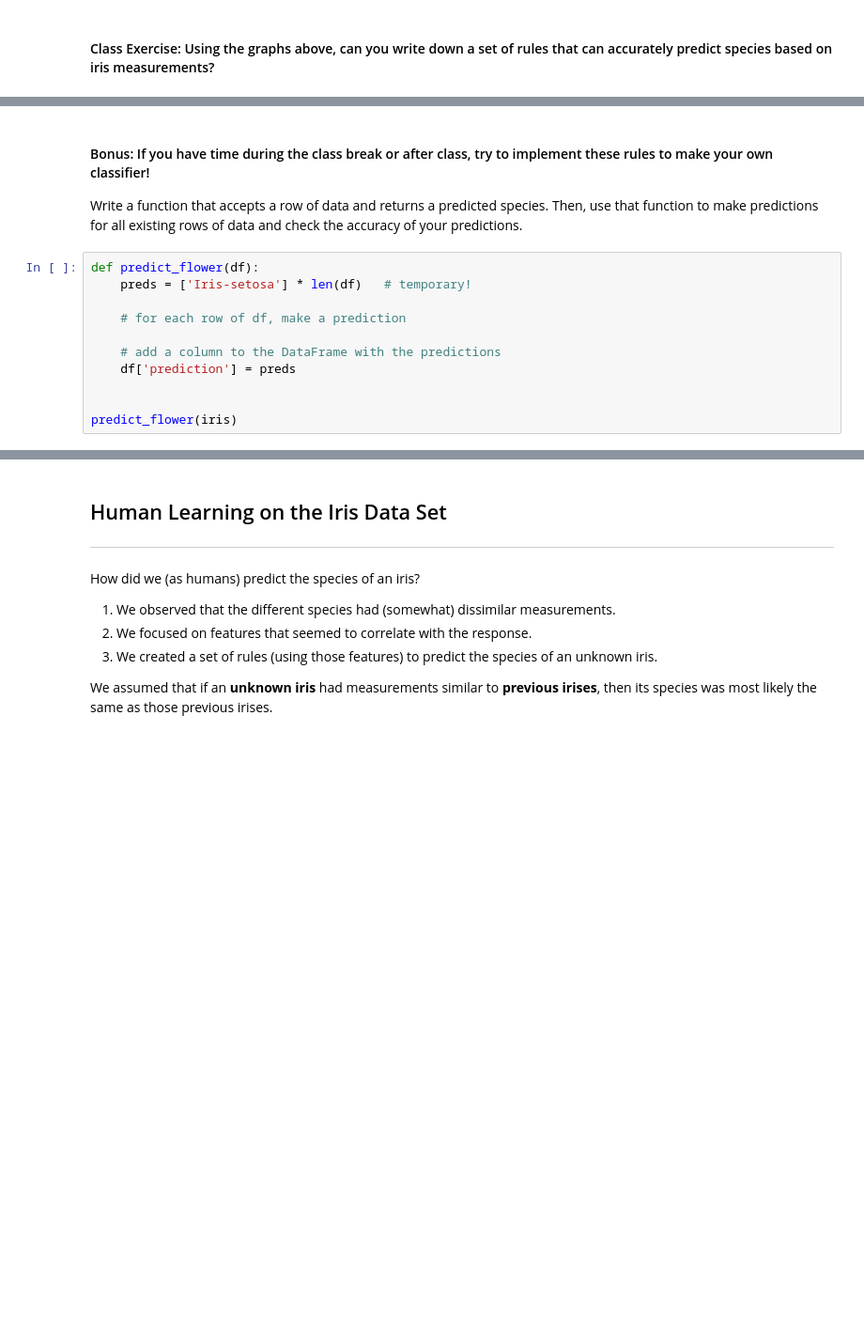
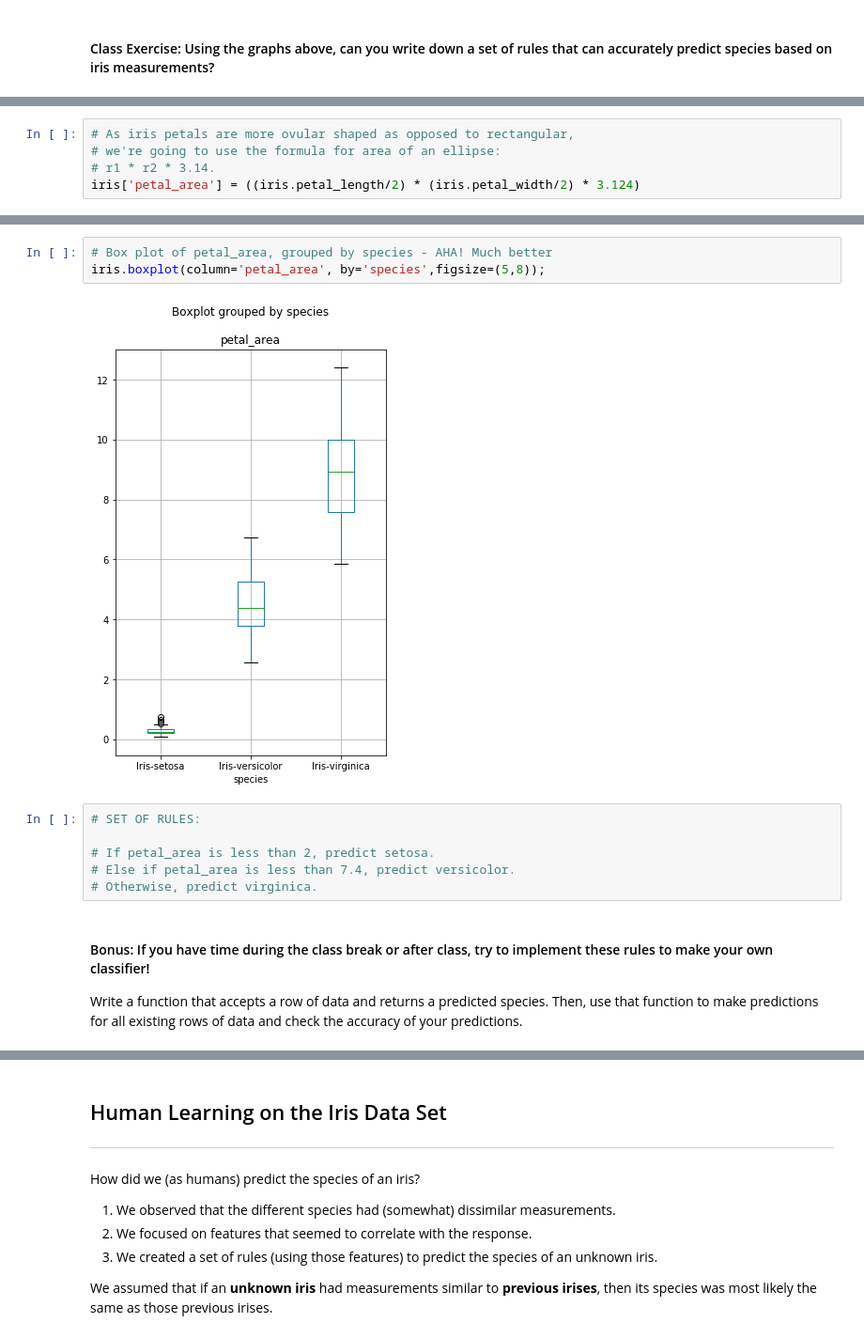
Before and after one commit to ShelyBhogal/data-science, a Jupyter notebook: 11-knn-classification/knn_with_sklearn.ipynb, the cells around one changed output, grey strips where cells are left out. Shown: that part at 94% size. Drawn from its saved outputs; the diff is of its cells as text; blank space fills up the shorter version.

```diff
--- a/11-knn-classification/knn_with_sklearn.ipynb
+++ b/11-knn-classification/knn_with_sklearn.ipynb
@@ -269,0 +277,5 @@ for index, row in iris.iterrows():
+# %%
+# As iris petals are more ovular shaped as opposed to rectangular,
+# we're going to use the formula for area of an ellipse:
+# r1 * r2 * 3.14.
+iris['petal_area'] = ((iris.petal_length/2) * (iris.petal_width/2) * 3.124)
@@ -270,15 +303,15 @@ for index, row in iris.iterrows():
+# %%
+# Box plot of petal_area, grouped by species - AHA! Much better
+iris.boxplot(column='petal_area', by='species',figsize=(5,8));
+# %% [output]
+[figure, added]
+# %%
+# SET OF RULES:
+
+# If petal_area is less than 2, predict setosa.
+# Else if petal_area is less than 7.4, predict versicolor.
+# Otherwise, predict virginica.
 # %% [markdown]
 #### Bonus: If you have time during the class break or after class, try to implement these rules to make your own classifier!
 
 Write a function that accepts a row of data and returns a predicted species. Then, use that function to make predictions for all existing rows of data and check the accuracy of your predictions.
-# %%
-def predict_flower(df):
-    preds = ['Iris-setosa'] * len(df)   # temporary!
-
-    # for each row of df, make a prediction
-
-    # add a column to the DataFrame with the predictions
-    df['prediction'] = preds
-
-
-predict_flower(iris)
```
Also changed, not shown: parts of 23 cells of this notebook.
